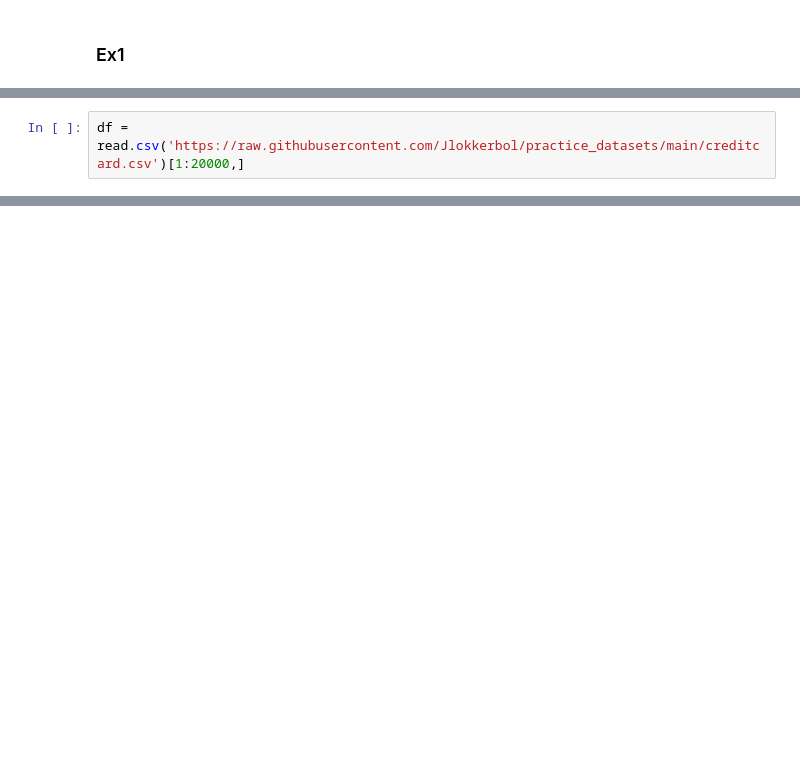
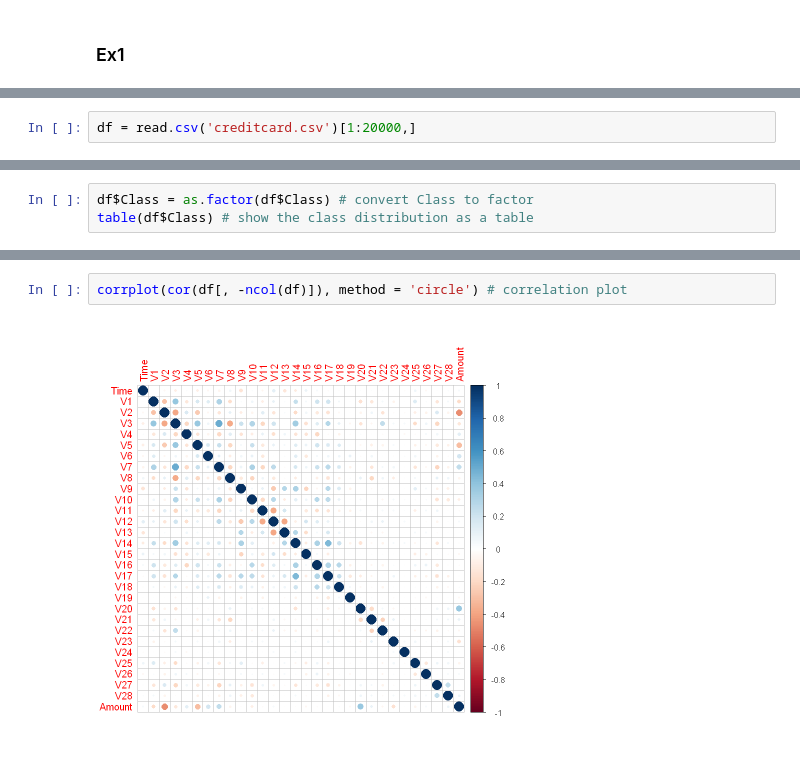
Before and after one commit to maxdevroome/25_discover-projects, a Jupyter notebook: credit-card-fraud/test.ipynb, the cells around one changed output, grey strips where cells are left out. Saved outputs shown, nothing was run; the diff lists cells and outputs as text; blank space fills up the shorter version.

Commit message:
Completed credit card fraud exercises

```diff
--- a/credit-card-fraud/test.ipynb
+++ b/credit-card-fraud/test.ipynb
@@ -61,3 +61,3 @@ The downloaded binary packages are in
 ... (5 outputs left out)
 # %%
-df = read.csv('https://raw.githubusercontent.com/Jlokkerbol/practice_datasets/main/creditcard.csv')[1:20000,]
+df = read.csv('creditcard.csv')[1:20000,]
@@ -63,0 +84,3 @@ df = read.csv('https://raw.githubusercontent.com/Jlokkerbol/practice_datasets/ma
+# %%
+df$Class = as.factor(df$Class) # convert Class to factor
+table(df$Class) # show the class distribution as a table
@@ -63,0 +145,4 @@ df = read.csv('https://raw.githubusercontent.com/Jlokkerbol/practice_datasets/ma
+# %%
+corrplot(cor(df[, -ncol(df)]), method = 'circle') # correlation plot
+# %% [output]
+[figure, added]
```
Also changed, not shown: parts of 19 cells of this notebook.
